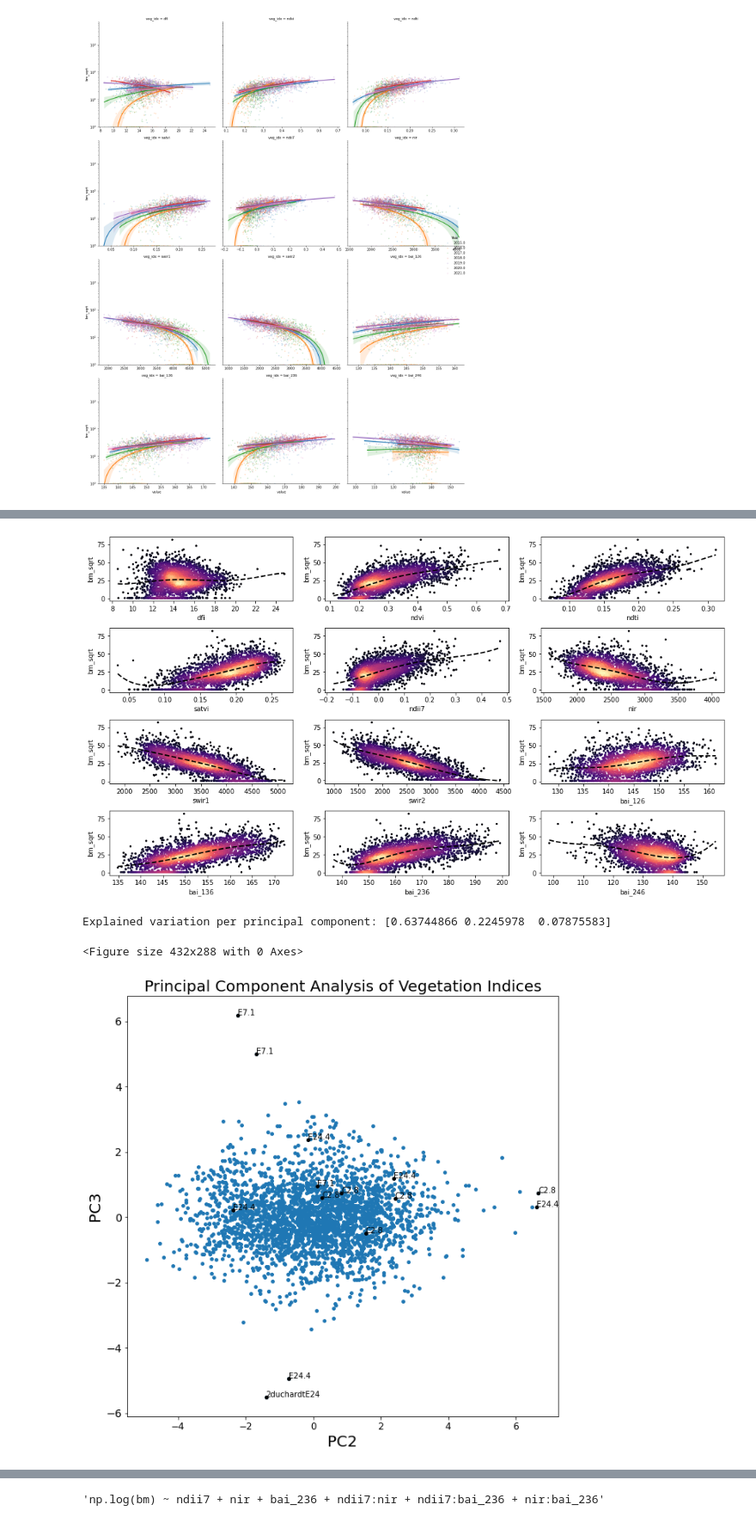
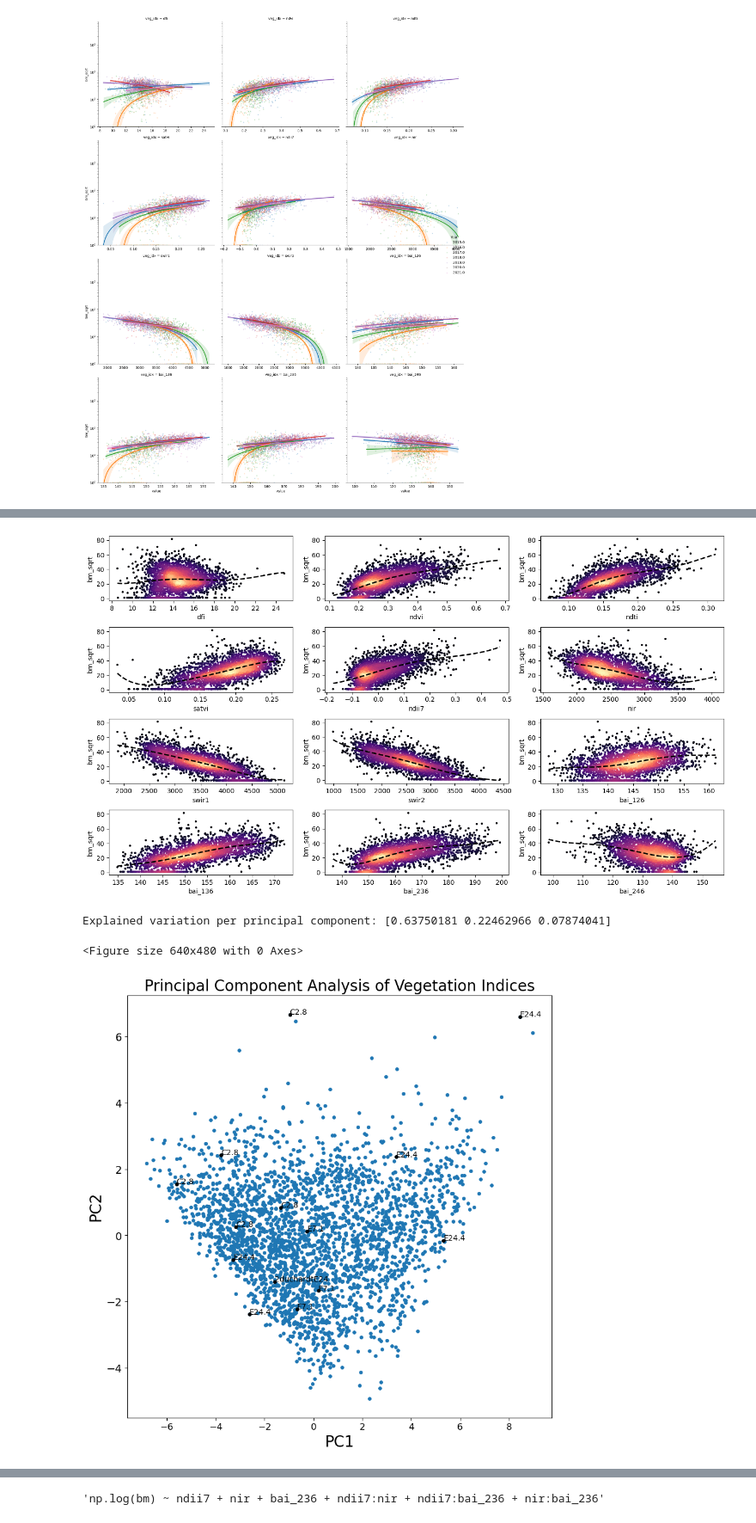
Before and after one commit to kearney-sp/tbng_veg, a Jupyter notebook: tb_bm_modeling.ipynb, the cells around one changed output, grey strips where cells are left out. Shown at 86% size. Drawn from its saved outputs; the diff is of its cells as text; code cells hidden in the pictures.

```diff
--- a/tb_bm_modeling.ipynb
+++ b/tb_bm_modeling.ipynb
@@ -18,7 +18,11 @@ mod_bm = pickle.load(open('models/CPER_HLS_to_VOR_biomass_model_lr_simp.pk', 'rb
 # load csv of ground data with extractions
 df_full = pd.read_csv('data/bm_extract/TB_all_bm.csv', parse_dates=[1])
 df_ext = pd.read_csv('data/bm_extract/TB_all_bm_veg_idxs.csv', parse_dates=[1])
-df = pd.merge(df_full, df_ext[['ID', 'Date'] + var_names], how='left', on=['ID', 'Date'])
+df_soil = pd.read_csv('data/bm_extract/TB_all_bm_soiltexture.csv', parse_dates=[1])
+df = pd.merge(
+    df_full, pd.merge(df_soil[['ID', 'Date', 'AVG_SAND', 'AVG_CLAY', 'texcl']],
+                      df_ext[['ID', 'Date'] + var_names], how='left', on=['ID', 'Date']),
+    how='left', on=['ID', 'Date'])
 df['bm'] = df['bm_gm2'].astype('float') * 10.0
 df['Year'] = df['Date'].dt.year
 
@@ -40,7 +44,7 @@ df['bm'].transform(lambda x: np.power(x, 0.33)).plot.hist()
 method='both'
 
 if method == 'both':
-    df = df.groupby(['ID', 'Date', 'Project', 'gps_E', 'gps_N']).mean().reset_index()
+    df = df.groupby(['ID', 'Date', 'Project', 'gps_E', 'gps_N', 'texcl']).mean().reset_index()
     df.loc[df['bm'] < 0, 'bm'] = 1
 else:
     df = df[df['Method'] == method]
@@ -85,7 +101,7 @@ for idx, v in enumerate(var_names):
            line_kws={'linestyle': 'dashed', 'color': 'black', 'linewidth': 2}, ax=axs.flatten()[idx])
     plt.tight_layout(pad=1.0)
 # %% [output]
-[figure, old version]
+[figure, new version]
 # %%
 from sklearn.preprocessing import StandardScaler
 x = df.loc[:, var_names].values
@@ -94,35 +110,35 @@ x = StandardScaler().fit_transform(x) # normalizing the features
 from sklearn.decomposition import PCA
 pca_vars = PCA(n_components=3)
 principalComponents_df = pca_vars.fit_transform(x)
 
 pca_df = pd.DataFrame(data = principalComponents_df,
                       columns = ['PC1',
                                  'PC2',
                                  'PC3'])
 print('Explained variation per principal component: {}'.format(pca_vars.explained_variance_ratio_))
 
 pca_outliers = (pca_df < (pca_df.agg('mean') - pca_df.agg('std')*4)).any(axis=1) | (pca_df > (pca_df.agg('mean') + pca_df.agg('std')*4)).any(axis=1)
 
 plt.figure()
 plt.figure(figsize=(10,10))
 plt.xticks(fontsize=12)
 plt.yticks(fontsize=14)
-x_is = 'PC2'
-y_is = 'PC3'
+x_is = 'PC1'
+y_is = 'PC2'
 plt.xlabel(x_is,fontsize=20)
 plt.ylabel(y_is,fontsize=20)
 plt.title("Principal Component Analysis of Vegetation Indices",fontsize=20)
 plt.scatter(pca_df[x_is],
             pca_df[y_is], s = 15)
 for i, label in enumerate(df['ID']):
     if label in df['ID'].reset_index()[pca_outliers]['ID'].to_list():
         plt.text(pca_df[x_is].iloc[i],
                  pca_df[y_is].iloc[i],
                  label)
         plt.scatter(pca_df[x_is].iloc[i],
                     pca_df[y_is].iloc[i],
                     c='black', s=15)
 # %% [output]
-Explained variation per principal component: [0.63744866 0.2245978  0.07875583]
+Explained variation per principal component: [0.63750181 0.22462966 0.07874041]
-<Figure size 432x288 with 0 Axes>
+<Figure size 640x480 with 0 Axes>
-[figure, old version]
+[figure, new version]
```
Also changed, not shown: parts of 19 cells of this notebook, 4 other files.
